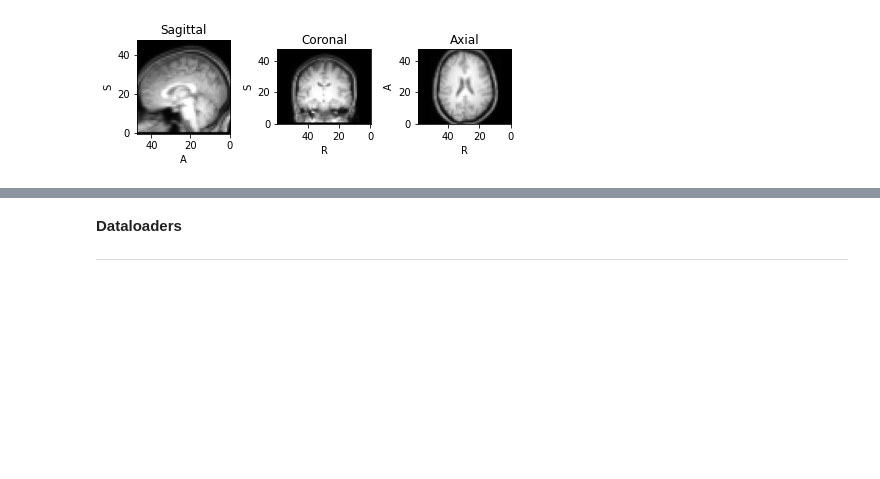
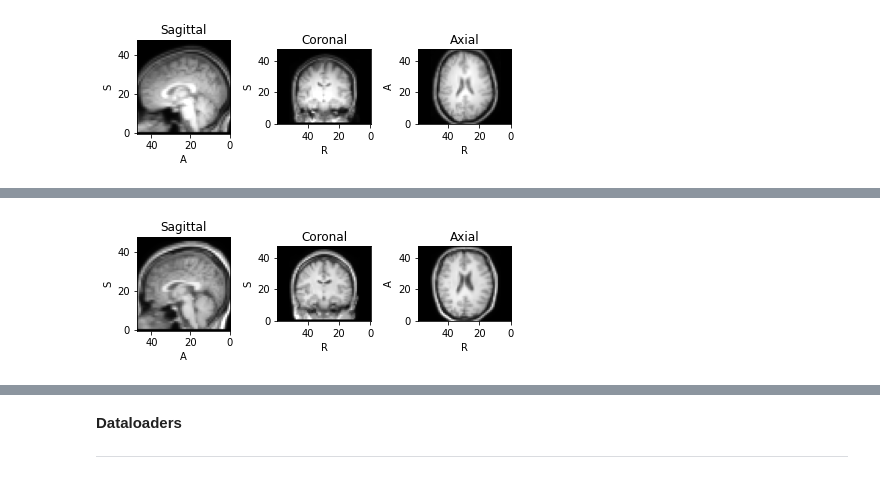
Before and after one commit to SathyaSudha-96/TorchIO, a Jupyter notebook: 3D_UNet_TorchIO.ipynb, the cells around one changed output, grey strips where cells are left out. Cells and saved outputs as stored; diff of their text form; code cells hidden in the pictures; blank space fills up the shorter version.

```diff
--- a/3D_UNet_TorchIO.ipynb
+++ b/3D_UNet_TorchIO.ipynb
@@ -105,0 +110,4 @@ Noisy_set[3].image.plot()
+# %%
+Real_train[3].image.plot()
+# %% [output]
+[figure, added]
```
Also changed, not shown: parts of 13 cells of this notebook.
